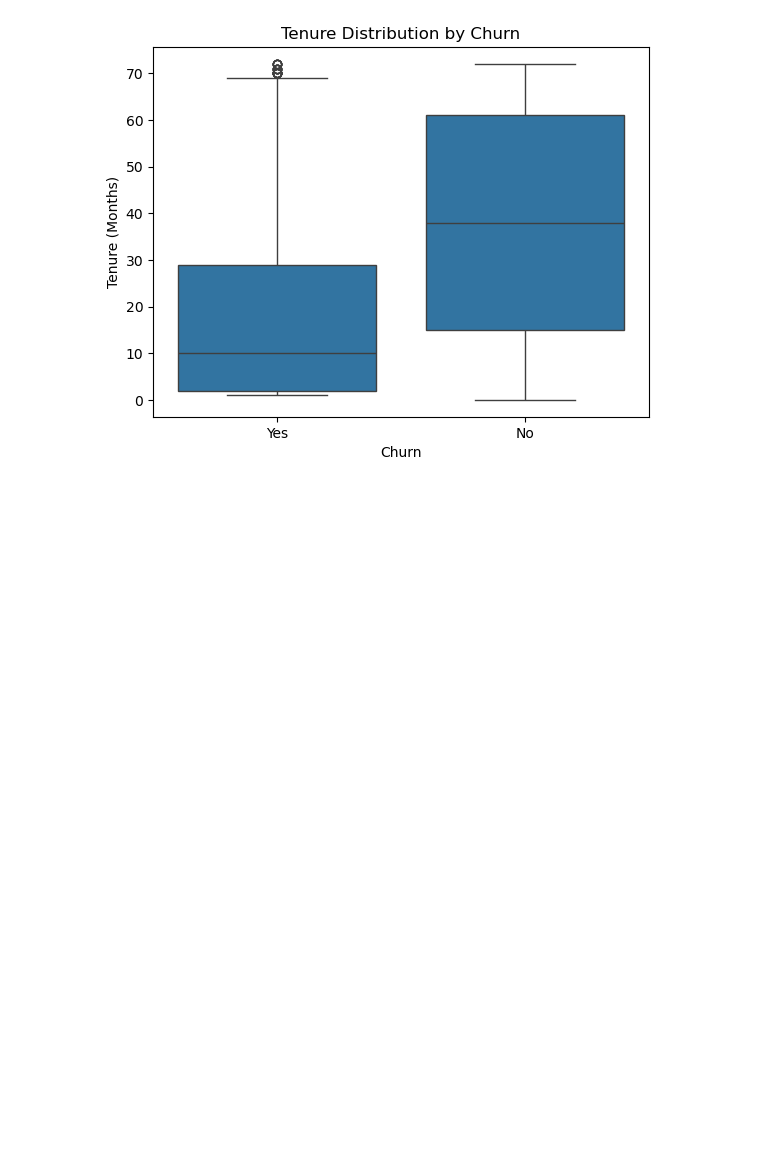
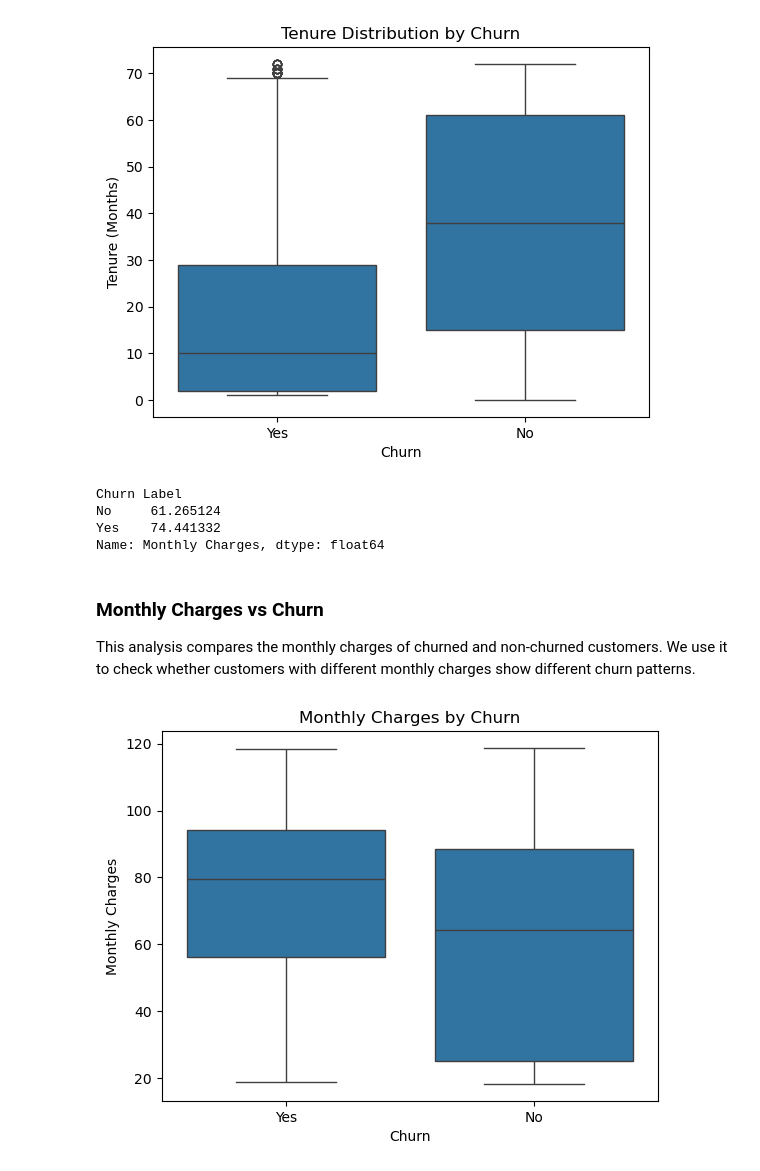
Before and after one commit to RATHICK2951/Data-Analytics---Batch10-, a Jupyter notebook: Notebook/EDA.ipynb, the cells around one changed output. Drawn from its saved outputs; the diff is of its cells as text; code cells hidden in the pictures; blank space fills up the shorter version.

```diff
--- a/Notebook/EDA.ipynb
+++ b/Notebook/EDA.ipynb
@@ -158,3 +174,27 @@ plt.ylabel("Tenure (Months)")
 plt.show()
 # %% [output]
 [figure]
+# %%
+eda_df.groupby("Churn Label")["Monthly Charges"].mean()
+# %% [output]
+Churn Label
+No     61.265124
+Yes    74.441332
+Name: Monthly Charges, dtype: float64
+# %% [markdown]
+### Monthly Charges vs Churn
+
+This analysis compares the monthly charges of churned and non-churned customers. We use it to check whether customers with different monthly charges show different churn patterns.
+# %%
+sns.boxplot(
+    data=eda_df,
+    x="Churn Label",
+    y="Monthly Charges"
+)
+
+plt.title("Monthly Charges by Churn")
+plt.xlabel("Churn")
+plt.ylabel("Monthly Charges")
+plt.show()
+# %% [output]
+[figure, added]
```
Also changed, not shown: parts of 22 cells of this notebook.
